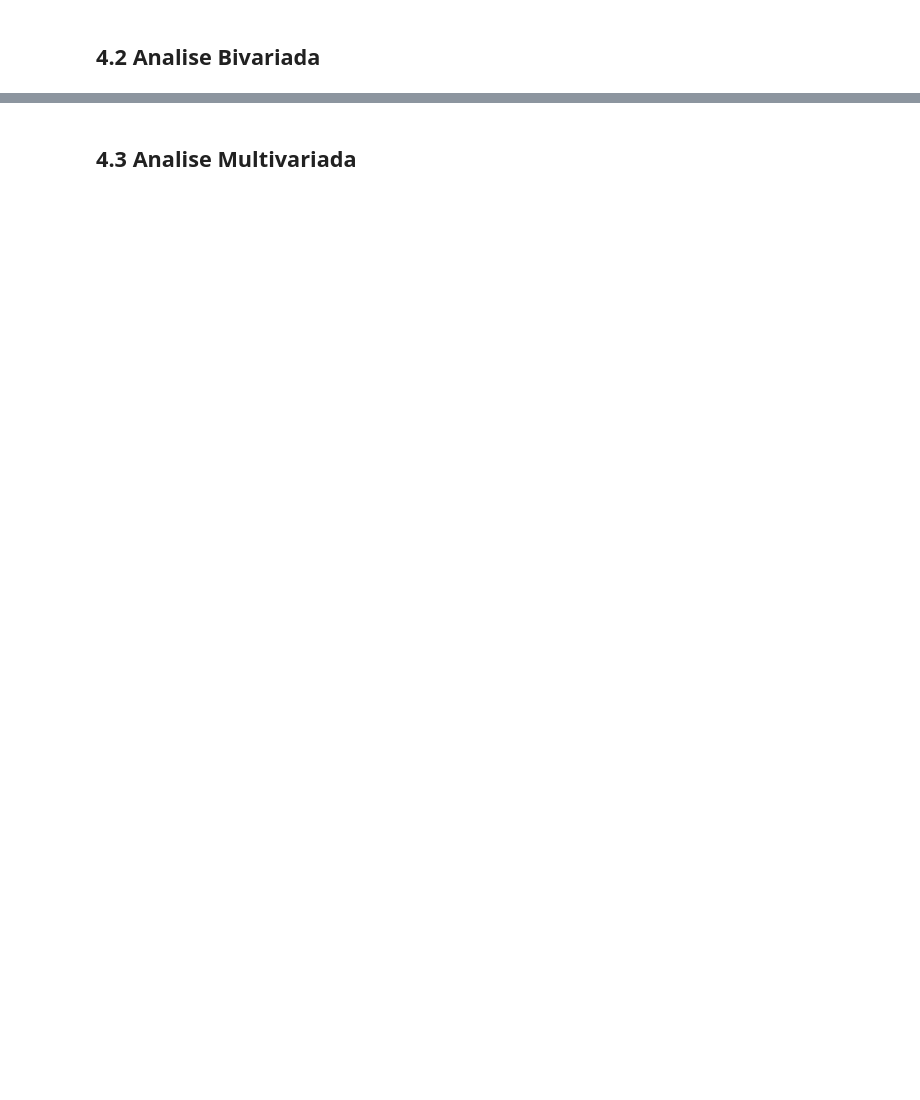
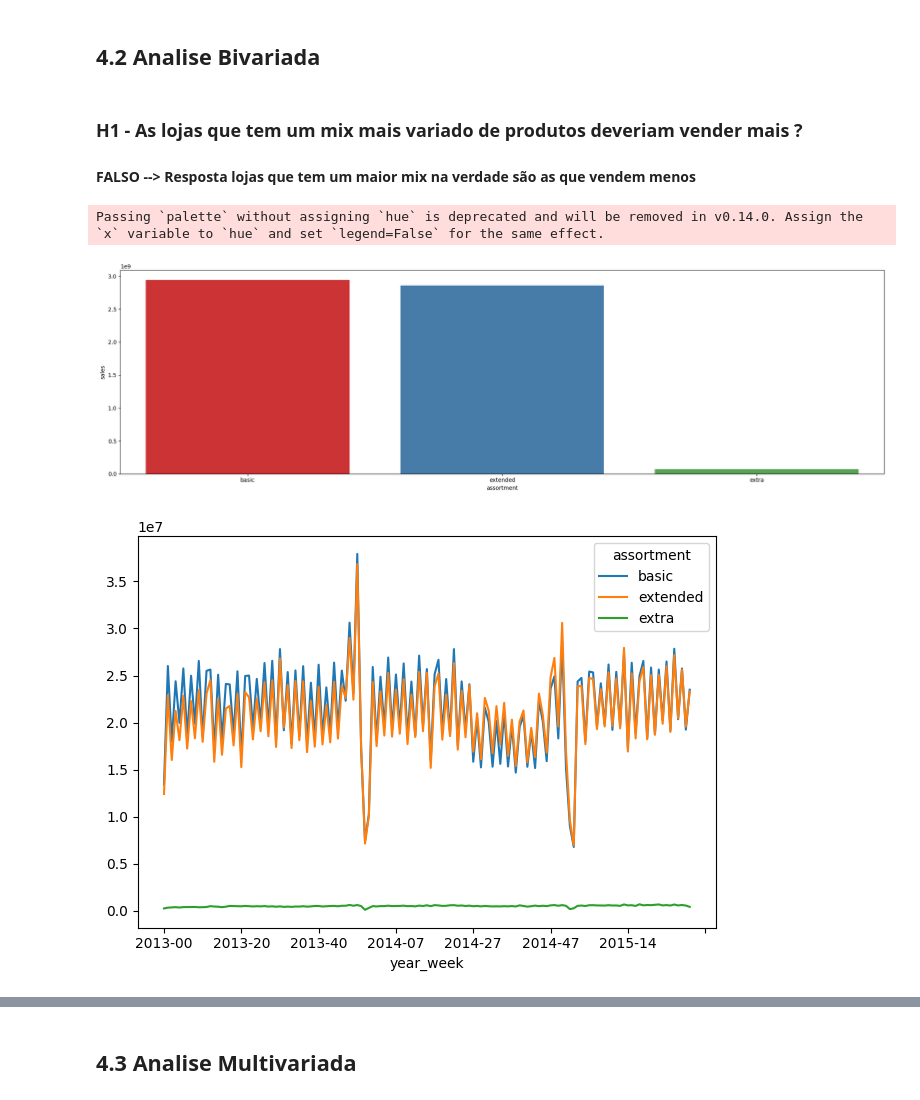
Before and after one commit to jcmazoni/rossmann, a Jupyter notebook: DS_aula1.ipynb, the cells around one changed output, grey strips where cells are left out. Saved outputs shown, nothing was run; the diff lists cells and outputs as text; code cells hidden in the pictures; blank space fills up the shorter version.

```diff
--- a/DS_aula1.ipynb
+++ b/DS_aula1.ipynb
@@ -665,2 +664,44 @@ plt.show()
 # %% [markdown]
 ## 4.2 Analise Bivariada
+# %% [markdown]
+### H1 - As lojas que tem um mix mais variado de produtos deveriam vender mais ?
+#### FALSO --> Resposta lojas que tem um maior mix na verdade são as que vendem menos
+# %%
+# As lojas que tem um mix mais variado de produtos deveriam vender mais ?
+
+# - FALSO --> Resposta lojas que tem um maior mix na verdade são as que vendem menos
+
+# Defina sua paleta de cores personalizada como uma lista de cores
+
+aux1 = df4[['assortment', 'sales']].groupby('assortment').sum().reset_index()
+
+plt.figure(figsize=(20, 6))
+sns.barplot(x='assortment', y='sales', data=aux1, palette='Set1');
+
+# Ajuste o layout para evitar sobreposição de rótulos
+plt.tight_layout()
+
+# Exiba a figura
+plt.show()
+
+aux2 = df4[['year_week', 'assortment', 'sales']].groupby(['year_week', 'assortment']).sum().reset_index()
+aux2.pivot(index='year_week', columns='assortment', values='sales').plot()
+
+# Ajuste o layout para evitar sobreposição de rótulos
+plt.tight_layout()
+
+# Exiba a figura
+plt.show()
+
+aux3 = aux2[aux2['assortment'] == 'extra']
+aux3.pivot(index='year_week', columns='assortment', values='sales').plot()
+
+# Ajuste o layout para evitar sobreposição de rótulos
+plt.tight_layout()
+
+# Exiba a figura
+plt.show()
+# %% [output]
+Passing `palette` without assigning `hue` is deprecated and will be removed in v0.14.0. Assign the `x` variable to `hue` and set `legend=False` for the same effect.
+[figure, added]
+[figure, added]
```
Also changed, not shown: parts of 16 cells of this notebook.
